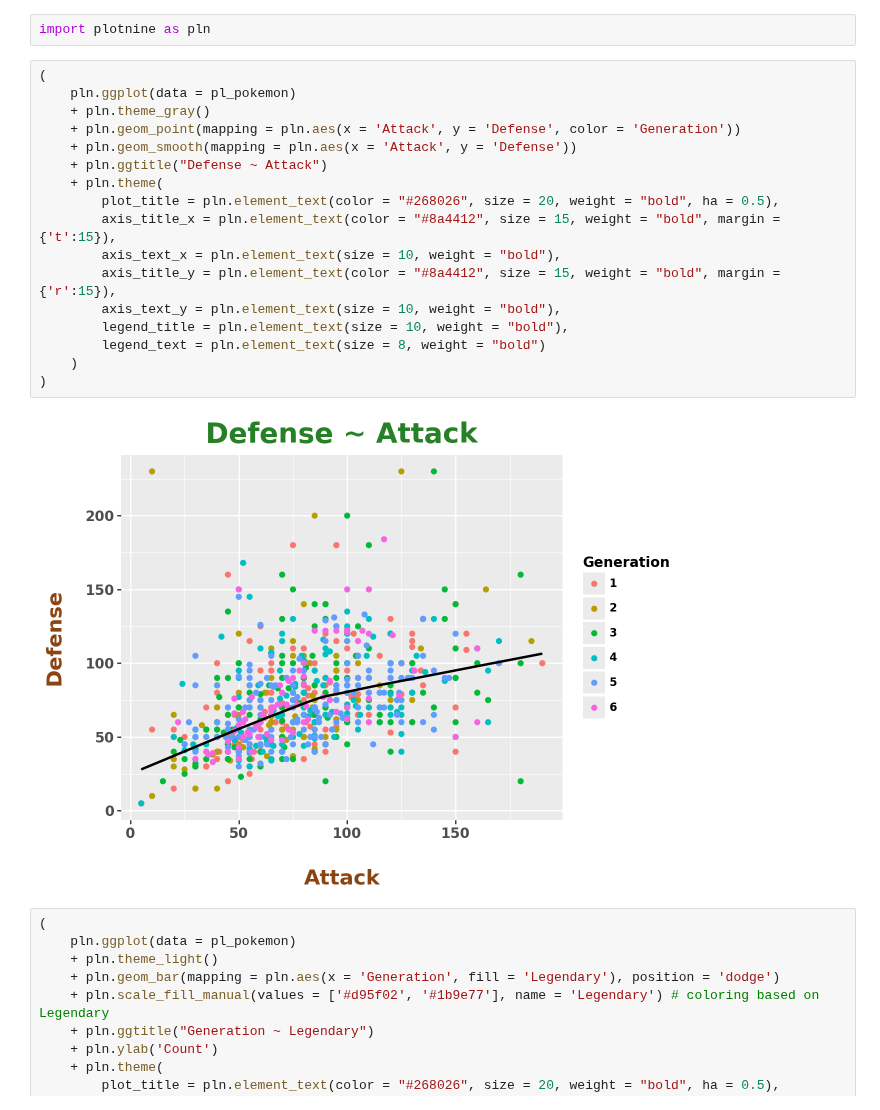
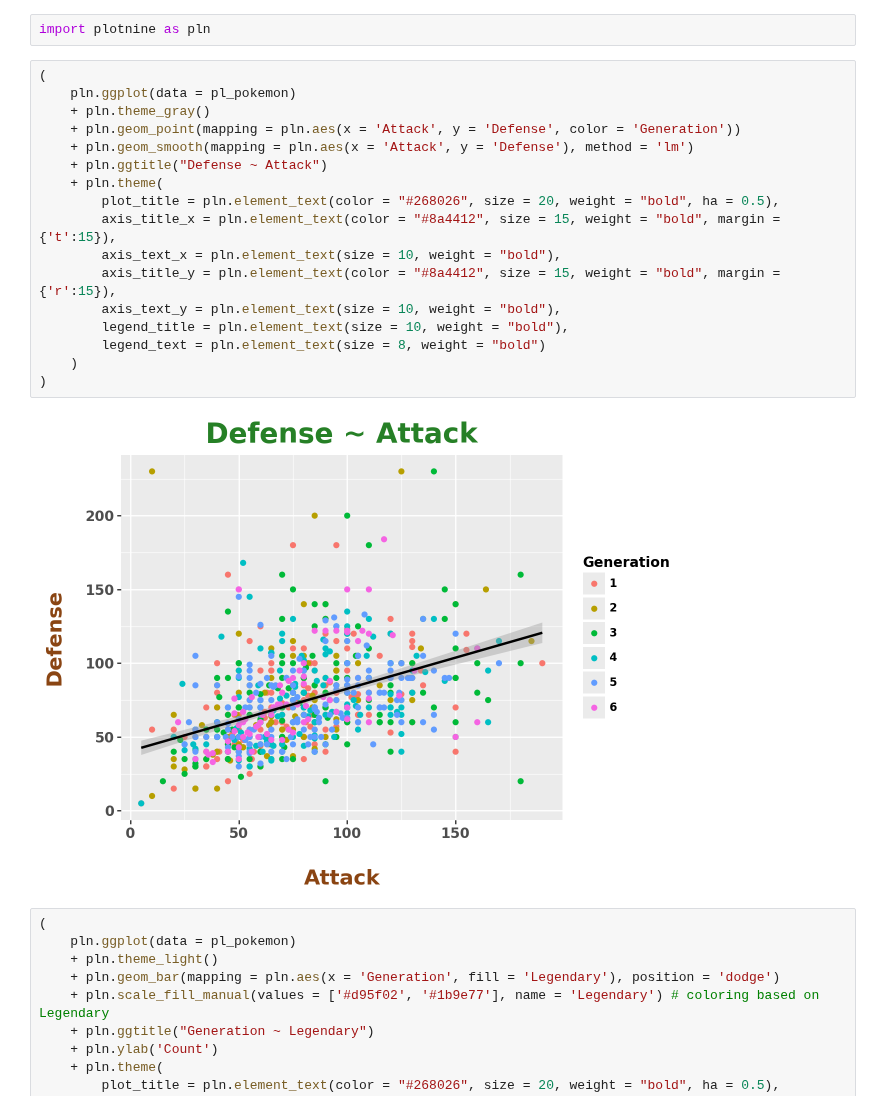
Before and after one commit to Longistamina/DataScience_MachineLearning, a Jupyter notebook: 00_Course_Demo/07_Data_Visualization.ipynb, the cells around one changed output. Cells and saved outputs as stored; diff of their text form.

```diff
--- a/00_Course_Demo/07_Data_Visualization.ipynb
+++ b/00_Course_Demo/07_Data_Visualization.ipynb
@@ -134,22 +134,22 @@ import plotnine as pln
 # %%
 (
     pln.ggplot(data = pl_pokemon)
     + pln.theme_gray()
     + pln.geom_point(mapping = pln.aes(x = 'Attack', y = 'Defense', color = 'Generation'))
-    + pln.geom_smooth(mapping = pln.aes(x = 'Attack', y = 'Defense'))
+    + pln.geom_smooth(mapping = pln.aes(x = 'Attack', y = 'Defense'), method = 'lm')
     + pln.ggtitle("Defense ~ Attack")
     + pln.theme(
         plot_title = pln.element_text(color = "#268026", size = 20, weight = "bold", ha = 0.5),
         axis_title_x = pln.element_text(color = "#8a4412", size = 15, weight = "bold", margin = {'t':15}),
         axis_text_x = pln.element_text(size = 10, weight = "bold"),
         axis_title_y = pln.element_text(color = "#8a4412", size = 15, weight = "bold", margin = {'r':15}),
         axis_text_y = pln.element_text(size = 10, weight = "bold"),
         legend_title = pln.element_text(size = 10, weight = "bold"),
         legend_text = pln.element_text(size = 8, weight = "bold")
     )
 )
 # %% [output]
-[figure, old version]
+[figure, new version]
 # %%
 (
     pln.ggplot(data = pl_pokemon)
```
Also changed, not shown: 2 other files.
